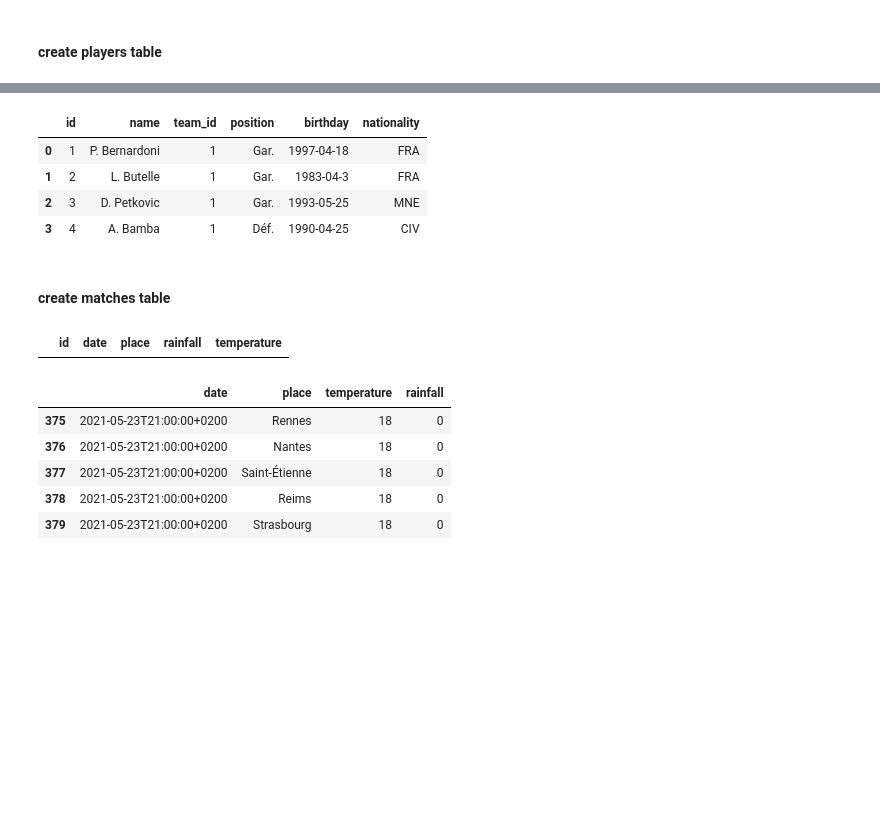
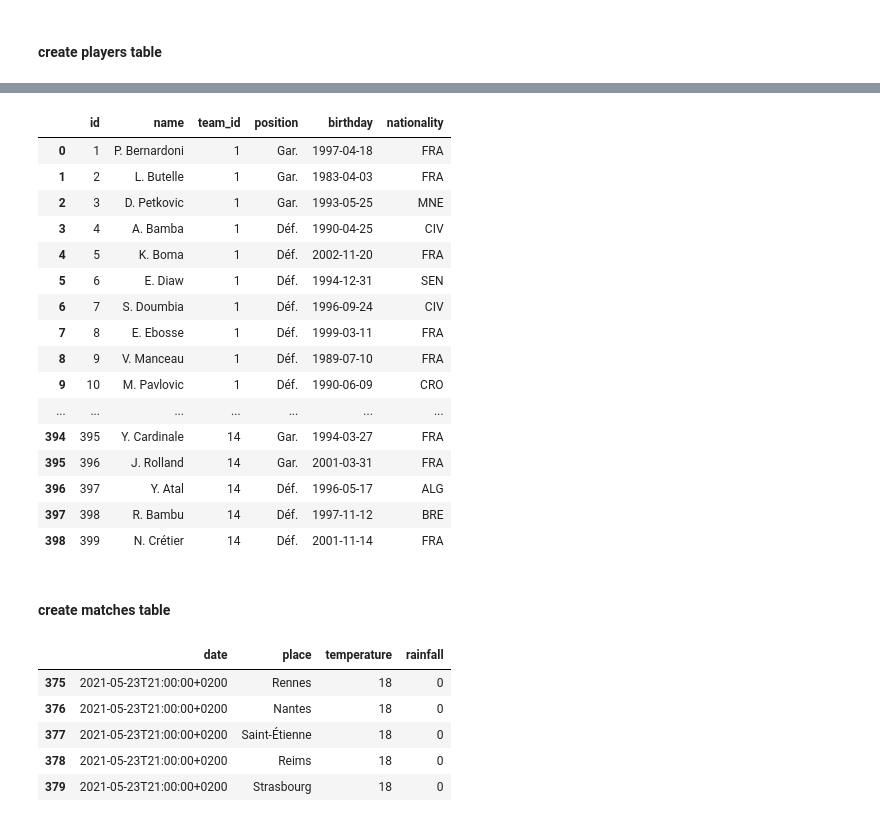
Before and after one commit to rolandina/foot-meteo, a Jupyter notebook: lequipe_scraping.ipynb, the cells around one changed output, grey strips where cells are left out. Saved outputs shown, nothing was run; the diff lists cells and outputs as text; code cells hidden in the pictures; blank space fills up the shorter version.

```diff
--- a/lequipe_scraping.ipynb
+++ b/lequipe_scraping.ipynb
@@ -14,9 +14,15 @@ import requests
 from bs4 import BeautifulSoup as soup
 from urllib.request import urlopen as uReq
 
-def get_page_soup(url):
+def get_page_soup(url, time = 15):
+    """get_page_soup(url) takes url of the web page and return it html soup.
+    Parameters:
+    url: <str> web page address
+    time: <int> maximum time in seconds to read page
+    Output:
+    BeautifulSoup()"""
     # opening connection
-    uClient = uReq(url, timeout=15)
+    uClient = uReq(url, timeout=time)
     page_html = uClient.read()
     uClient.close()
     #html parser
@@ -48,5 +48,5 @@ https://www.lequipe.fr/Football/Euro/
 # %%
-results_link_list = []; teams_link_list = []; matches_link_list = []
+results_link_list = []; teams_link_list = []; matches_link_list = []; archives_link_list = []
 
 for i in range(len(df_championships)):
     url_champ = df_championships.loc[i,'link']
@@ -57,7 +57,7 @@ for i in range(len(df_championships)):
     page_championship = get_page_soup(url_champ)
     navigator_items = page_championship.find("div", {"class": "MainNav__items js-mainNavItems"}).findAll("a", {"class": "Link MainNav__item"})
 
-    results_link = None; teams_link = None; matches_link = None
+    results_link = None; teams_link = None; matches_link = None; archives_link = None
 
     for item in navigator_items:
 
@@ -70,11 +70,16 @@ for i in range(len(df_championships)):
         if "matches" in item.text.strip().split() or "matchs" in item.text.strip().split():
             #print('MATCHES link: {}'.format(item["href"]))
             matches_link = item['href']
+        if "archives" in item.text.strip().split():
+            #print("res")
+            archives_link = item["href"]
 
-    results_link_list.append(results_link)
+    #results_link_list.append(results_link)
     teams_link_list.append(teams_link)
-    matches_link_list.append(matches_link)
+    #matches_link_list.append(matches_link)
+    archives_link_list.append(archives_link)
 
-df_championships['result_link'] = results_link_list
+#df_championships['result_link'] = results_link_list
 df_championships['teams_link'] = teams_link_list
-df_championships['matches_link'] = matches_link_list
+#df_championships['matches_link'] = matches_link_list
+df_championships['archives_link'] = archives_link_list
@@ -363,0 +403,3 @@ df_matches_score.tail()
+# %%
+pd.set_option('display.max_rows', None)
+display(df_matches_score)
@@ -478,7 +538,7 @@ class ChampionshipsDataBase:
         cursor.execute("""
         CREATE TABLE championships(
         id INTEGER PRIMARY KEY AUTOINCREMENT,
-        name VARCHAR(255) NOT NULL UNIQUE,
+        name VARCHAR(255),
         country VARCHAR(255),
         start_year INTEGER,
         end_year INTEGER
@@ -491,7 +551,7 @@ class ChampionshipsDataBase:
         cursor.execute("""
         CREATE TABLE teams(
         id INTEGER PRIMARY KEY AUTOINCREMENT,
-        name VARCHAR(255) NOT NULL UNIQUE,
+        name VARCHAR(255),
         city VARCHAR(255),
         coach_name VARCHAR(255),
         year_founded INTEGER
@@ -706,8 +762,20 @@ AND birthday = "{}" AND nationality = "{}");"""
 # %%
-db.get_df('players').head(4)
+db.get_df('players')
 # %% [output]
 |  | id | name | team_id | position | birthday | nationality |
 | 0 | 1 | P. Bernardoni | 1 | Gar. | 1997-04-18 | FRA |
-| 1 | 2 | L. Butelle | 1 | Gar. | 1983-04-3 | FRA |
+| 1 | 2 | L. Butelle | 1 | Gar. | 1983-04-03 | FRA |
 | 2 | 3 | D. Petkovic | 1 | Gar. | 1993-05-25 | MNE |
 | 3 | 4 | A. Bamba | 1 | Déf. | 1990-04-25 | CIV |
+| 4 | 5 | K. Boma | 1 | Déf. | 2002-11-20 | FRA |
+| 5 | 6 | E. Diaw | 1 | Déf. | 1994-12-31 | SEN |
+| 6 | 7 | S. Doumbia | 1 | Déf. | 1996-09-24 | CIV |
+| 7 | 8 | E. Ebosse | 1 | Déf. | 1999-03-11 | FRA |
+| 8 | 9 | V. Manceau | 1 | Déf. | 1989-07-10 | FRA |
+| 9 | 10 | M. Pavlovic | 1 | Déf. | 1990-06-09 | CRO |
+| ... | ... | ... | ... | ... | ... | ... |
+| 394 | 395 | Y. Cardinale | 14 | Gar. | 1994-03-27 | FRA |
+| 395 | 396 | J. Rolland | 14 | Gar. | 2001-03-31 | FRA |
+| 396 | 397 | Y. Atal | 14 | Déf. | 1996-05-17 | ALG |
+| 397 | 398 | R. Bambu | 14 | Déf. | 1997-11-12 | BRE |
+| 398 | 399 | N. Crétier | 14 | Déf. | 2001-11-14 | FRA |
@@ -716,10 +782,5 @@ db.get_df('players').head(4)
 # %% [markdown]
 #### create matches table
-# %%
-#5 players
-db.get_df('matches')
-# %% [output]
-|  | id | date | place | rainfall | temperature |
 # %%
 df_matches.tail()
 # %% [output]
```
Also changed, not shown: parts of 34 cells of this notebook.
